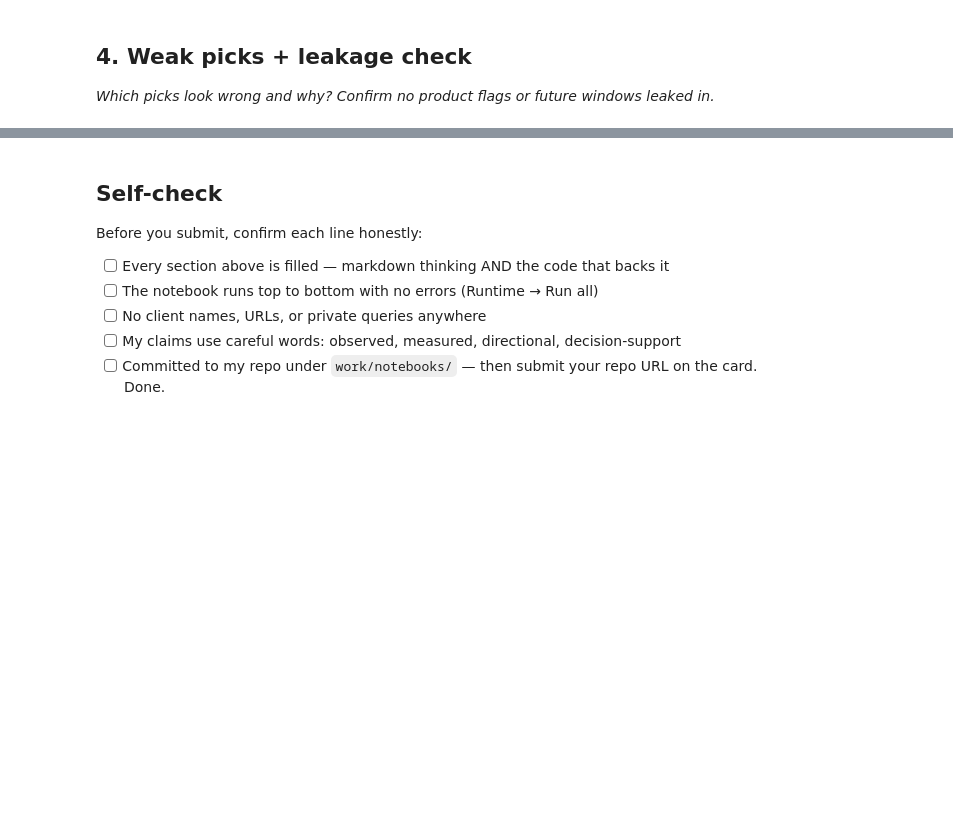
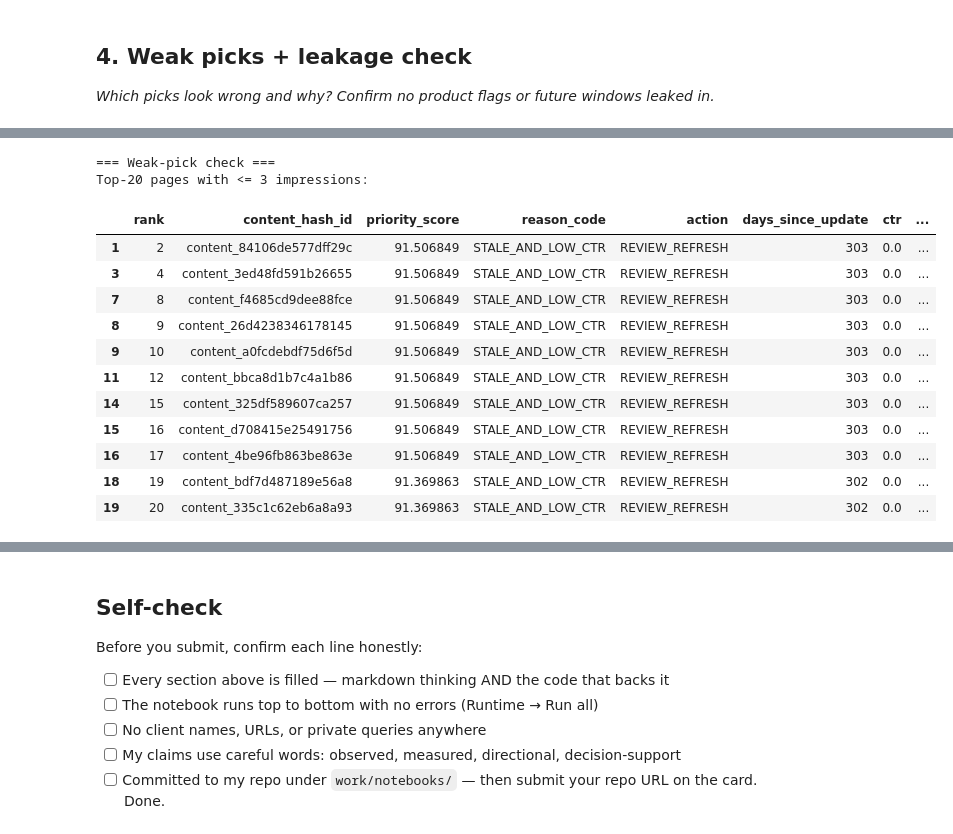
Before and after one commit to hussaintinwala2/Flyrank, a Jupyter notebook: work/notebooks/w04_baseline_score.ipynb, the cells around one changed output, grey strips where cells are left out. Drawn from its saved outputs; the diff is of its cells as text; code cells hidden in the pictures; blank space fills up the shorter version.

```diff
--- a/work/notebooks/w04_baseline_score.ipynb
+++ b/work/notebooks/w04_baseline_score.ipynb
@@ -36,0 +425,75 @@ This skeleton is yours to fill. Work the sections **in order** — each one has
+# %%
+# This cell is for CODE (numbers, a query, a check).
+# Write your text answer in the cell ABOVE this one — typing sentences here breaks Run All.
+# Leakage and weak-pick checks
+
+print("=== Weak-pick check ===")
+
+weak_picks = queue.head(20).copy()
+
+print("Top-20 pages with <= 3 impressions:")
+display(
+    weak_picks[weak_picks["impressions"] <= 3][
+        [
+            "rank",
+            "content_hash_id",
+            "priority_score",
+            "reason_code",
+            "action",
+            "days_since_update",
+            "ctr",
+            "impressions",
+            "clicks"
+        ]
+    ]
+)
+
+print("\n=== Leakage check ===")
+
+# Confirm that the queue contains only the intended baseline inputs.
+baseline_inputs = [
+    "days_since_update",
+    "ctr",
+    "impressions",
+    "clicks"
+]
+
+print("Baseline inputs used for scoring:")
+print(baseline_inputs)
+
+# Check that known future/derived trend fields are not present
+leakage_fields = [
+    "trend_direction",
+    "trend_pct",
+    "is_declining",
+    "future_clicks",
+    "future_impressions"
+]
+
+present_leakage_fields = [
+    field for field in leakage_fields
+    if field in queue.columns
+]
+
+print("\nFuture/label-derived fields present in queue:")
+print(present_leakage_fields)
+
+if len(present_leakage_fields) == 0:
+    print("\nLeakage check PASSED: no known future/label-derived fields are present.")
+else:
+    print("\nWARNING: potential leakage fields detected.")
+# %% [output]
+=== Weak-pick check ===
+Top-20 pages with <= 3 impressions:
+|  | rank | content_hash_id | priority_score | reason_code | action | days_since_update | ctr | ... |
+| 1 | 2 | content_84106de577dff29c | 91.506849 | STALE_AND_LOW_CTR | REVIEW_REFRESH | 303 | 0.0 | ... |
+| 3 | 4 | content_3ed48fd591b26655 | 91.506849 | STALE_AND_LOW_CTR | REVIEW_REFRESH | 303 | 0.0 | ... |
+| 7 | 8 | content_f4685cd9dee88fce | 91.506849 | STALE_AND_LOW_CTR | REVIEW_REFRESH | 303 | 0.0 | ... |
+| 8 | 9 | content_26d4238346178145 | 91.506849 | STALE_AND_LOW_CTR | REVIEW_REFRESH | 303 | 0.0 | ... |
+| 9 | 10 | content_a0fcdebdf75d6f5d | 91.506849 | STALE_AND_LOW_CTR | REVIEW_REFRESH | 303 | 0.0 | ... |
+| 11 | 12 | content_bbca8d1b7c4a1b86 | 91.506849 | STALE_AND_LOW_CTR | REVIEW_REFRESH | 303 | 0.0 | ... |
+| 14 | 15 | content_325df589607ca257 | 91.506849 | STALE_AND_LOW_CTR | REVIEW_REFRESH | 303 | 0.0 | ... |
+| 15 | 16 | content_d708415e25491756 | 91.506849 | STALE_AND_LOW_CTR | REVIEW_REFRESH | 303 | 0.0 | ... |
+| 16 | 17 | content_4be96fb863be863e | 91.506849 | STALE_AND_LOW_CTR | REVIEW_REFRESH | 303 | 0.0 | ... |
+| 18 | 19 | content_bdf7d487189e56a8 | 91.369863 | STALE_AND_LOW_CTR | REVIEW_REFRESH | 302 | 0.0 | ... |
+| 19 | 20 | content_335c1c62eb6a8a93 | 91.369863 | STALE_AND_LOW_CTR | REVIEW_REFRESH | 302 | 0.0 | ... |
```
Also changed, not shown: parts of 13 cells of this notebook.
